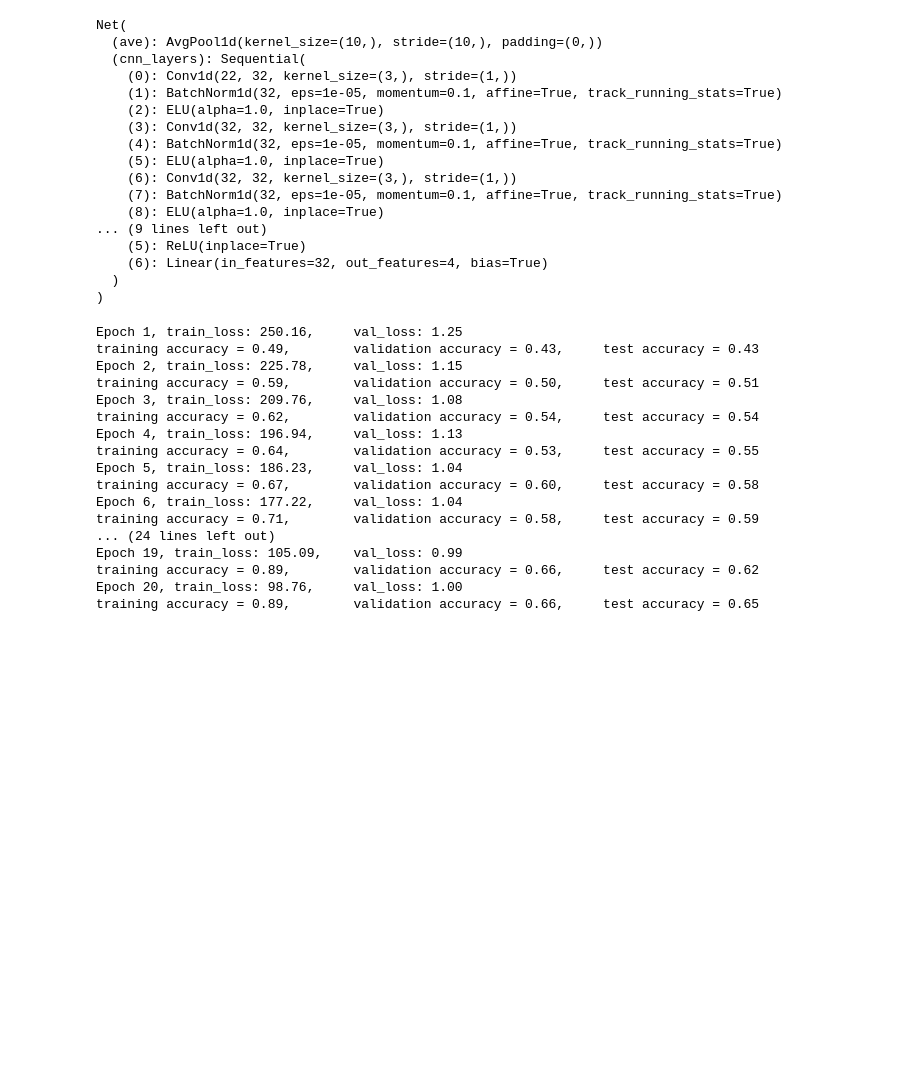
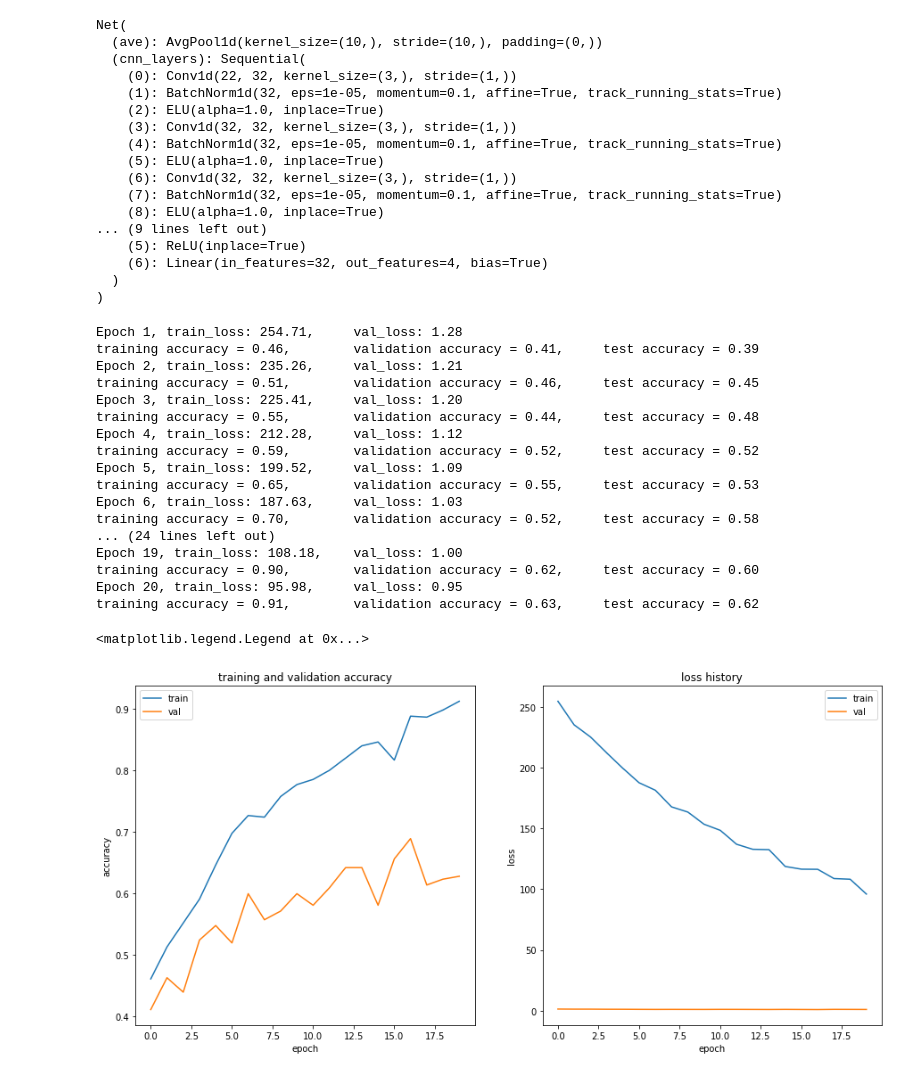
Before and after one commit to krosac/247EEG, a Jupyter notebook: cnn_rnn.ipynb, the cells around one changed output. Drawn from its saved outputs; the diff is of its cells as text; code cells hidden in the pictures; blank space fills up the shorter version.

Commit message:
add plots to visualize the training process

```diff
--- a/cnn_rnn.ipynb
+++ b/cnn_rnn.ipynb
@@ -255,6 +251,7 @@ Net(
 # %%
 model = Net()
 model = model.float()
+#torch.manual_seed(2)
 if torch.cuda.is_available():
     model = model.cuda()
     criterion = criterion.cuda()
@@ -264,10 +261,12 @@ lrs = [1e-3]
 weight_decay = 0 # regularization
 optimizer = Adam(model.parameters(), lr=lrs[0],  weight_decay=weight_decay)
 n_epochs = 20
+train_data = TensorDataset(X_train, y_train)
+train_loader = DataLoader(train_data, shuffle=True, batch_size=batch_size, drop_last=True)
 train_losses = []
 val_losses = []
-train_data = TensorDataset(X_train, y_train)
-train_loader = DataLoader(train_data, shuffle=True, batch_size=batch_size, drop_last=True)
+train_accs = []
+val_accs = []
 
 for lr in lrs:
     optimizer = Adam(model.parameters(), lr=lr,  weight_decay=weight_decay)
@@ -294,7 +293,6 @@ for lr in lrs:
             #Print statistics
             train_loss += loss_train
 
-        train_losses.append(train_loss)
         ## training accuracy
         with torch.no_grad():
             output = model(X_train.cuda().float())
@@ -309,7 +307,7 @@ for lr in lrs:
         with torch.no_grad():
             output = model(X_val.cuda().float())
         val_loss = criterion(output, y_val.cuda().long())
-        val_losses.append(val_loss)
+
         softmax = torch.exp(output).cpu()
         prob = list(softmax.numpy())
         predictions = np.argmax(prob, axis=1)
@@ -326,24 +324,48 @@ for lr in lrs:
         # accuracy on test set
         test_acc = accuracy_score(y_test.cpu(), predictions)
 
+        train_losses.append(train_loss)
+        val_losses.append(val_loss)
+        train_accs.append(train_acc)
+        val_accs.append(val_acc)
+
         print("Epoch {}, train_loss: {:.2f}, \t val_loss: {:.2f} ".format(
                     epoch+1, train_loss, val_loss))
         print("training accuracy = {:.2f}, \t validation accuracy = {:.2f}, \t test accuracy = {:.2f}".format(train_acc, val_acc, test_acc))
 # %% [output]
-Epoch 1, train_loss: 250.16,     val_loss: 1.25
-training accuracy = 0.49,        validation accuracy = 0.43,     test accuracy = 0.43
-Epoch 2, train_loss: 225.78,     val_loss: 1.15
-training accuracy = 0.59,        validation accuracy = 0.50,     test accuracy = 0.51
-Epoch 3, train_loss: 209.76,     val_loss: 1.08
-training accuracy = 0.62,        validation accuracy = 0.54,     test accuracy = 0.54
-Epoch 4, train_loss: 196.94,     val_loss: 1.13
-training accuracy = 0.64,        validation accuracy = 0.53,     test accuracy = 0.55
-Epoch 5, train_loss: 186.23,     val_loss: 1.04
-training accuracy = 0.67,        validation accuracy = 0.60,     test accuracy = 0.58
-Epoch 6, train_loss: 177.22,     val_loss: 1.04
-training accuracy = 0.71,        validation accuracy = 0.58,     test accuracy = 0.59
+Epoch 1, train_loss: 254.71,     val_loss: 1.28
+training accuracy = 0.46,        validation accuracy = 0.41,     test accuracy = 0.39
+Epoch 2, train_loss: 235.26,     val_loss: 1.21
+training accuracy = 0.51,        validation accuracy = 0.46,     test accuracy = 0.45
+Epoch 3, train_loss: 225.41,     val_loss: 1.20
+training accuracy = 0.55,        validation accuracy = 0.44,     test accuracy = 0.48
+Epoch 4, train_loss: 212.28,     val_loss: 1.12
+training accuracy = 0.59,        validation accuracy = 0.52,     test accuracy = 0.52
+Epoch 5, train_loss: 199.52,     val_loss: 1.09
+training accuracy = 0.65,        validation accuracy = 0.55,     test accuracy = 0.53
+Epoch 6, train_loss: 187.63,     val_loss: 1.03
+training accuracy = 0.70,        validation accuracy = 0.52,     test accuracy = 0.58
 ... (24 lines left out)
-Epoch 19, train_loss: 105.09,    val_loss: 0.99
-training accuracy = 0.89,        validation accuracy = 0.66,     test accuracy = 0.62
-Epoch 20, train_loss: 98.76,     val_loss: 1.00
-training accuracy = 0.89,        validation accuracy = 0.66,     test accuracy = 0.65
+Epoch 19, train_loss: 108.18,    val_loss: 1.00
+training accuracy = 0.90,        validation accuracy = 0.62,     test accuracy = 0.60
+Epoch 20, train_loss: 95.98,     val_loss: 0.95
+training accuracy = 0.91,        validation accuracy = 0.63,     test accuracy = 0.62
+# %%
+plt.figure(figsize=(15, 7))
+plt.subplot(1, 2, 1)
+plt.plot(train_accs)
+plt.plot(val_accs)
+plt.title('training and validation accuracy')
+plt.xlabel('epoch')
+plt.ylabel('accuracy')
+plt.legend(['train', 'val'])
+plt.subplot(1, 2, 2)
+plt.plot(train_losses)
+plt.plot(val_losses)
+plt.title('loss history')
+plt.xlabel('epoch')
+plt.ylabel('loss')
+plt.legend(['train', 'val'])
+# %% [output]
+<matplotlib.legend.Legend at 0x...>
+[figure, added]
```
Also changed, not shown: parts of 1 cell of this notebook.
